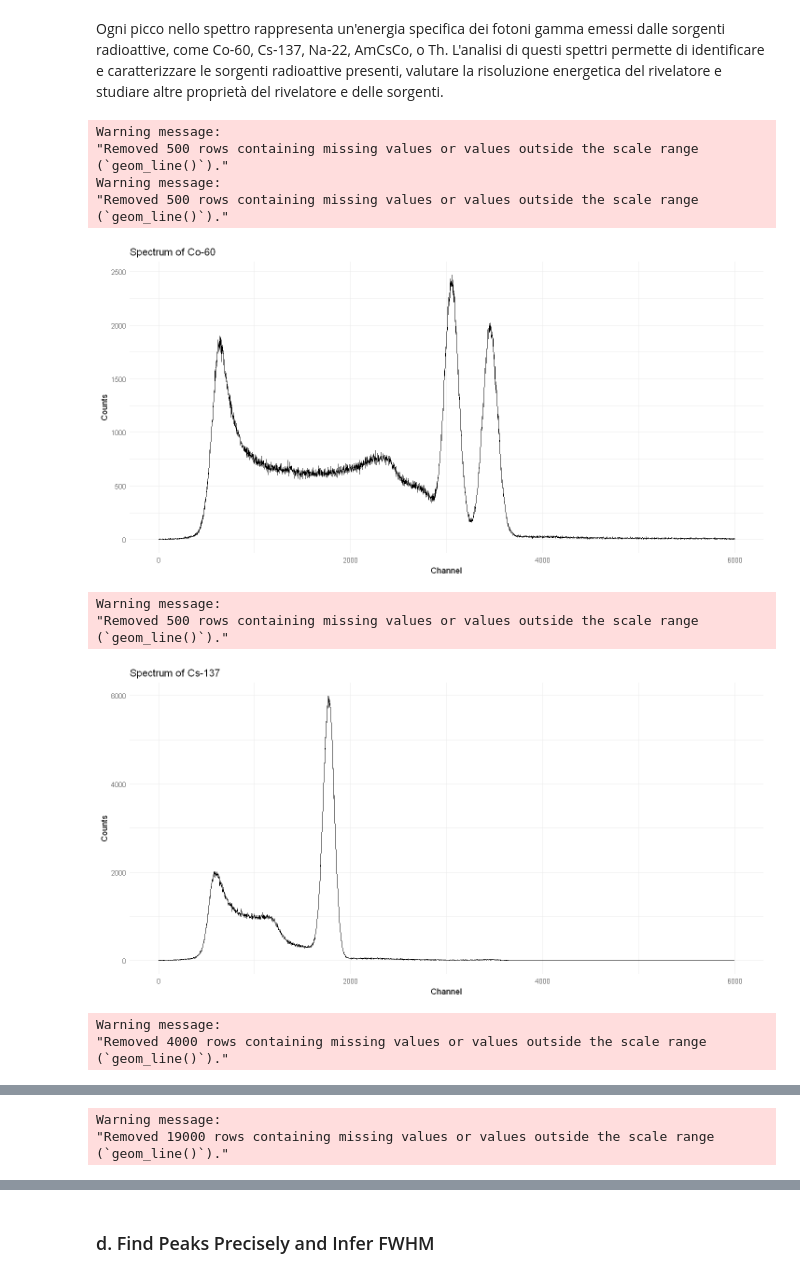
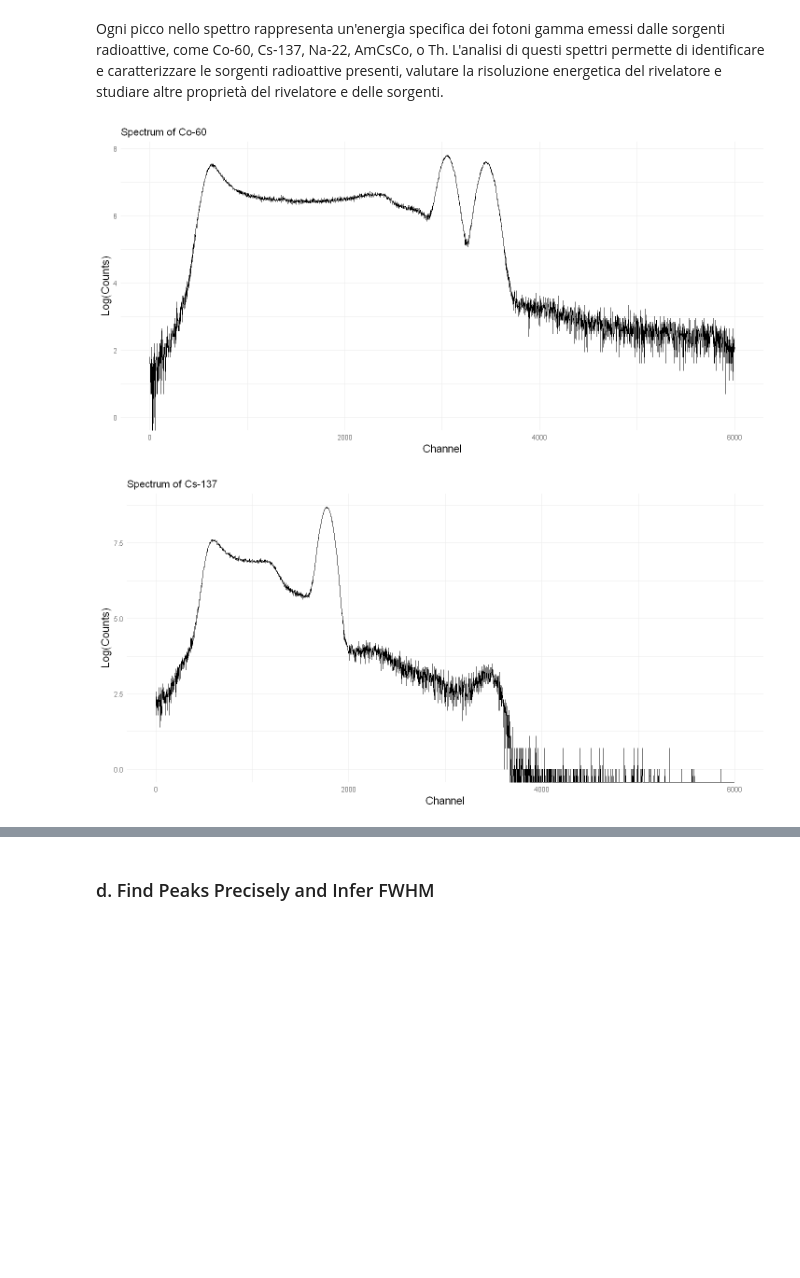
Before and after one commit to EugeniaBoccanera/R_project, a Jupyter notebook: Group_00.ipynb, the cells around one changed output, grey strips where cells are left out. Drawn from its saved outputs; the diff is of its cells as text; code cells hidden in the pictures; blank space fills up the shorter version.

```diff
--- a/Group_00.ipynb
+++ b/Group_00.ipynb
@@ -141,11 +159,25 @@ IC48A_AmCsCo <- read.table("IC48A_AmCsCo.txt", header = FALSE)
 IC48A_Th <- read.table("IC48A_Th.txt", header = FALSE)
 
 # Assign column names
-colnames(gr11_co60) <- c("Row", "Value")
-colnames(gr11_cs137) <- c("Row", "Value")
-colnames(gr11_na22) <- c("Row", "Value")
-colnames(IC48A_AmCsCo) <- c("Row", "Value")
-colnames(IC48A_Th) <- c("Row", "Value")
+colnames(gr11_co60) <- c("Channel", "Count")
+colnames(gr11_cs137) <- c("Channel", "Count")
+colnames(gr11_na22) <- c("Channel", "Count")
+colnames(IC48A_AmCsCo) <- c("Channel", "Count")
+colnames(IC48A_Th) <- c("Channel", "Count")
+
+# Aggiungi la colonna log_Count
+gr11_co60$log_Count <- log(gr11_co60$Count)
+gr11_cs137$log_Count <- log(gr11_cs137$Count)
+gr11_na22$log_Count <- log(gr11_na22$Count)
+IC48A_AmCsCo$log_Count <- log(IC48A_AmCsCo$Count)
+IC48A_Th$log_Count <- log(IC48A_Th$Count)
+
+# Rimuovi le righe con Count < 0
+gr11_co60 <- gr11_co60[gr11_co60$Count >= 0, ]
+gr11_cs137 <- gr11_cs137[gr11_cs137$Count >= 0, ]
+gr11_na22 <- gr11_na22[gr11_na22$Count >= 0, ]
+IC48A_AmCsCo <- IC48A_AmCsCo[IC48A_AmCsCo$Count >= 0, ]
+IC48A_Th <- IC48A_Th[IC48A_Th$Count >= 0, ]
 # %% [markdown]
 ### c. Inspect the Data - Plot the Spectra
 # %% [markdown]
@@ -153,35 +185,23 @@ Ogni picco nello spettro rappresenta un'energia specifica dei fotoni gamma emess
 # %%
 # Plot function
 options(repr.plot.width = 12, repr.plot.height = 6)
 plot_spectrum <- function(data, title) {
-  ggplot(data, aes(x = Row, y = Value)) +
-    geom_line(col='black', lwd=0.2) +
+  ggplot(data, aes(x = Channel, y = log_Count)) +
+    geom_line(col='black', lwd=0.2, na.rm = TRUE) +  # Aggiungi na.rm = TRUE per rimuovere NA
     ggtitle(title) +
     xlab("Channel") +
-    ylab("Counts") +
+    ylab("Log(Counts)") +
     theme_minimal() +
-    xlim(1, 6000) #+
-    #ylim(1, 7000)
+    xlim(1, 6000) +
+    theme(axis.title = element_text(size = 14))  # Opzionale: aumenta la dimensione del testo degli assi
 }
 
 # Plot each spectrum
 plot_spectrum(gr11_co60, "Spectrum of Co-60")
 plot_spectrum(gr11_cs137, "Spectrum of Cs-137")
 plot_spectrum(gr11_na22, "Spectrum of Na-22")
 plot_spectrum(IC48A_AmCsCo, "Spectrum of Am, Cs, Co")
 plot_spectrum(IC48A_Th, "Spectrum of Th")
 # %% [output]
-Warning message:
-"Removed 500 rows containing missing values or values outside the scale range
-(`geom_line()`)."
-Warning message:
-"Removed 500 rows containing missing values or values outside the scale range
-(`geom_line()`)."
-[figure, old version]
+[figure, new version]
-Warning message:
-"Removed 500 rows containing missing values or values outside the scale range
-(`geom_line()`)."
-[figure, old version]
+[figure, new version]
-Warning message:
-"Removed 4000 rows containing missing values or values outside the scale range
-(`geom_line()`)."
@@ -189,3 +208,0 @@ Warning message:
-Warning message:
-"Removed 19000 rows containing missing values or values outside the scale range
-(`geom_line()`)."
```
Also changed, not shown: parts of 6 cells of this notebook.
